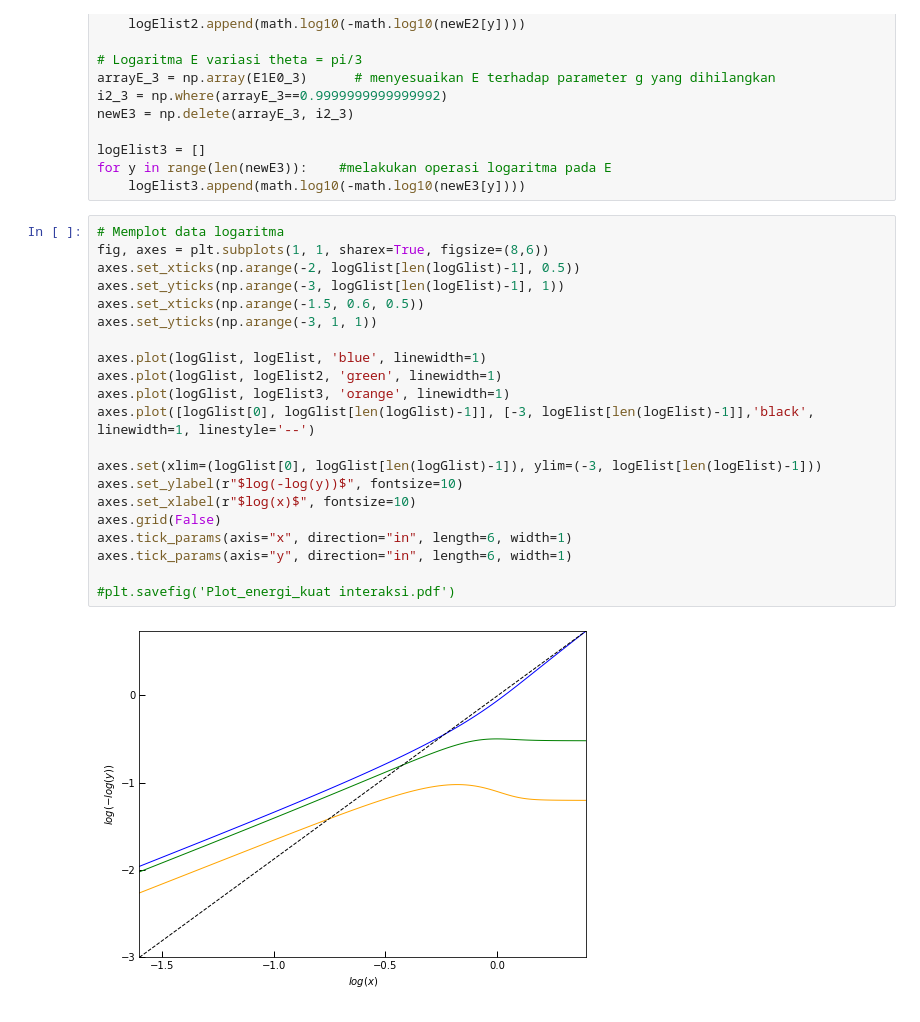
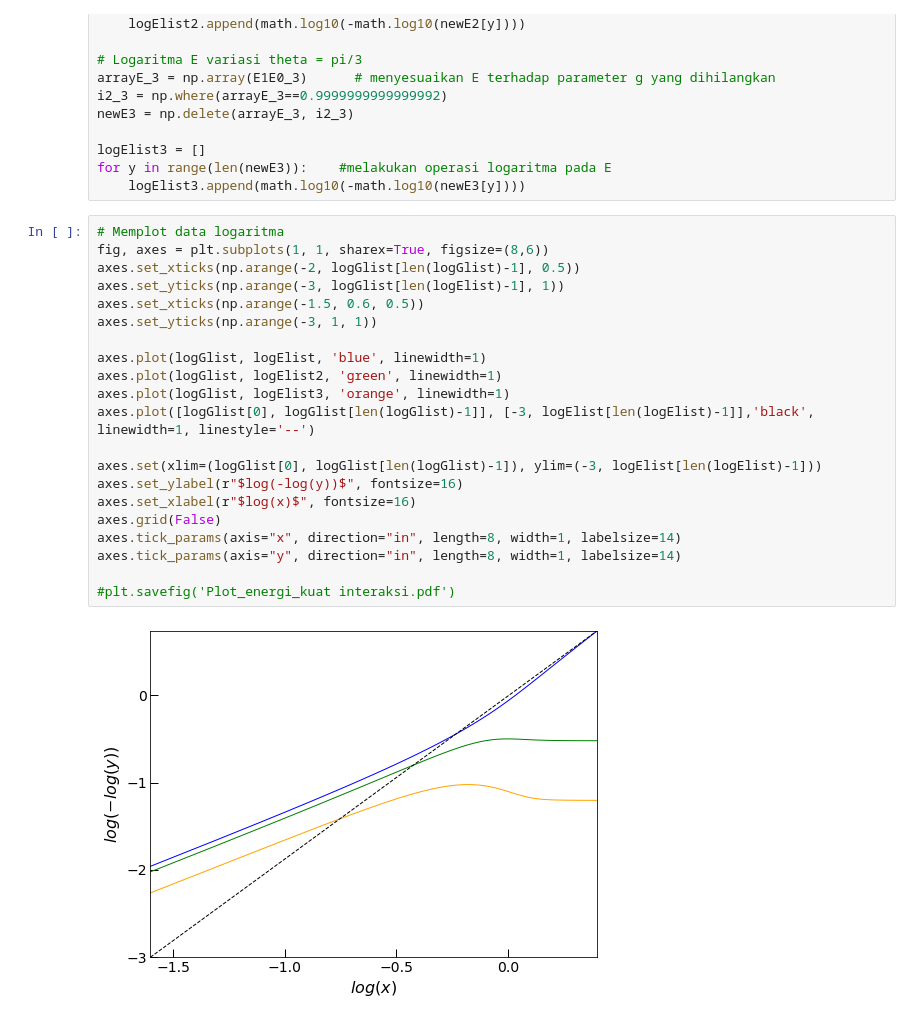
Before and after one commit to mukhamadazistholib/QubitOsc, a Jupyter notebook: qubitOsc_Eq1.ipynb, the cells around one changed output. Drawn from its saved outputs; the diff is of its cells as text.

```diff
--- a/qubitOsc_Eq1.ipynb
+++ b/qubitOsc_Eq1.ipynb
@@ -249,23 +250,23 @@ for y in range(len(newE3)):    #melakukan operasi logaritma pada E
 # %%
 # Memplot data logaritma
 fig, axes = plt.subplots(1, 1, sharex=True, figsize=(8,6))
 axes.set_xticks(np.arange(-2, logGlist[len(logGlist)-1], 0.5))
 axes.set_yticks(np.arange(-3, logGlist[len(logElist)-1], 1))
 axes.set_xticks(np.arange(-1.5, 0.6, 0.5))
 axes.set_yticks(np.arange(-3, 1, 1))
 
 axes.plot(logGlist, logElist, 'blue', linewidth=1)
 axes.plot(logGlist, logElist2, 'green', linewidth=1)
 axes.plot(logGlist, logElist3, 'orange', linewidth=1)
 axes.plot([logGlist[0], logGlist[len(logGlist)-1]], [-3, logElist[len(logElist)-1]],'black', linewidth=1, linestyle='--')
 
 axes.set(xlim=(logGlist[0], logGlist[len(logGlist)-1]), ylim=(-3, logElist[len(logElist)-1]))
-axes.set_ylabel(r"$log(-log(y))$", fontsize=10)
-axes.set_xlabel(r"$log(x)$", fontsize=10)
+axes.set_ylabel(r"$log(-log(y))$", fontsize=16)
+axes.set_xlabel(r"$log(x)$", fontsize=16)
 axes.grid(False)
-axes.tick_params(axis="x", direction="in", length=6, width=1)
-axes.tick_params(axis="y", direction="in", length=6, width=1)
+axes.tick_params(axis="x", direction="in", length=8, width=1, labelsize=14)
+axes.tick_params(axis="y", direction="in", length=8, width=1, labelsize=14)
 
 #plt.savefig('Plot_energi_kuat interaksi.pdf')
 # %% [output]
-[figure, old version]
+[figure, new version]
```
Also changed, not shown: parts of 4 cells of this notebook, 4 other files.
